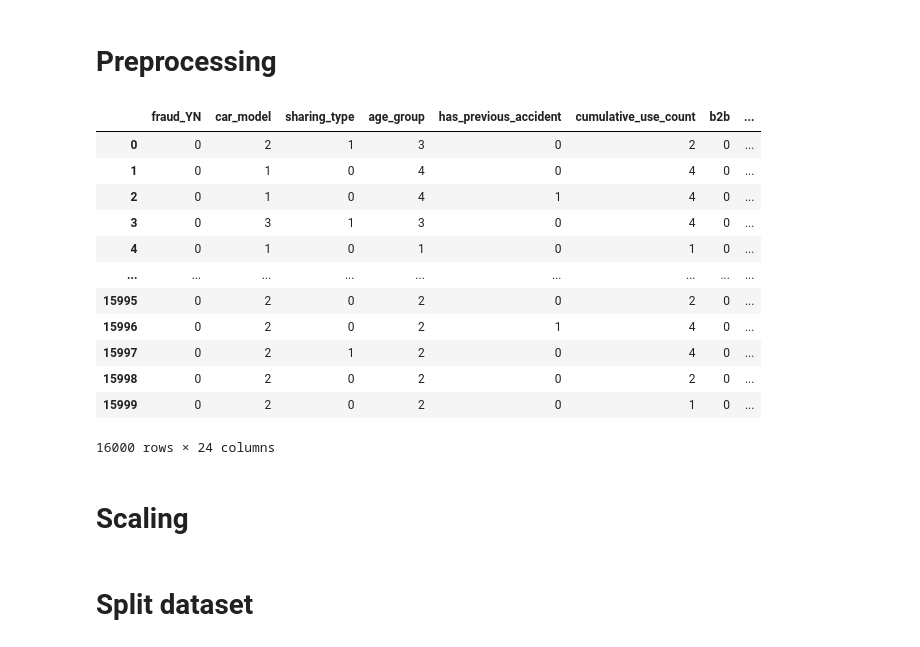
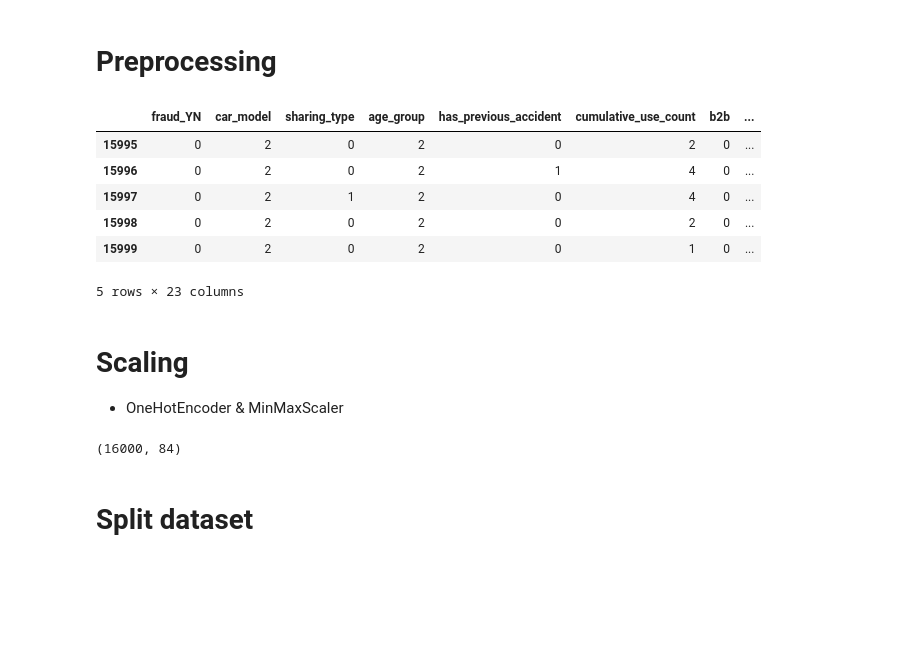
Before and after one commit to Yenabeam/dss_prjt_socar, a Jupyter notebook: 1. workspace/KSJ/socar_fraud.ipynb, the cells around one changed output. Drawn from its saved outputs; the diff is of its cells as text; code cells hidden in the pictures; blank space fills up the shorter version.

```diff
--- a/1. workspace/KSJ/socar_fraud.ipynb
+++ b/1. workspace/KSJ/socar_fraud.ipynb
@@ -2,7 +2,7 @@
 # Read Dataset
 # %%
 socar = pd.read_csv('insurance_fraud_detect_data.csv')
-socar.drop(columns='test_set', inplace=True)
-socar.head()
+socar.drop(columns=['test_set','total_prsn_cnt'], inplace=True)
+socar.tail()
 # %% [output]
 |  | fraud_YN | car_model | sharing_type | age_group | has_previous_accident | cumulative_use_count | b2b | ... |
@@ -122,20 +77,15 @@ insure_cost_median = socar[(socar['insure_cost'] < 3000000) & (socar['insure_cos
 socar['insure_cost'][(socar['insure_cost'] >= 3000000)] = insure_cost_mean
 socar['insure_cost'][(socar['insure_cost'] <= 100000)] = insure_cost_mean
 # %%
-socar
+socar.tail()
 # %% [output]
 |  | fraud_YN | car_model | sharing_type | age_group | has_previous_accident | cumulative_use_count | b2b | ... |
-| 0 | 0 | 2 | 1 | 3 | 0 | 2 | 0 | ... |
-| 1 | 0 | 1 | 0 | 4 | 0 | 4 | 0 | ... |
-| 2 | 0 | 1 | 0 | 4 | 1 | 4 | 0 | ... |
-| 3 | 0 | 3 | 1 | 3 | 0 | 4 | 0 | ... |
-| 4 | 0 | 1 | 0 | 1 | 0 | 1 | 0 | ... |
-| ... | ... | ... | ... | ... | ... | ... | ... | ... |
 | 15995 | 0 | 2 | 0 | 2 | 0 | 2 | 0 | ... |
 | 15996 | 0 | 2 | 0 | 2 | 1 | 4 | 0 | ... |
 | 15997 | 0 | 2 | 1 | 2 | 0 | 4 | 0 | ... |
 | 15998 | 0 | 2 | 0 | 2 | 0 | 2 | 0 | ... |
 | 15999 | 0 | 2 | 0 | 2 | 0 | 1 | 0 | ... |
-16000 rows × 24 columns
+5 rows × 23 columns
 # %% [markdown]
 # Scaling
+- OneHotEncoder & MinMaxScaler
@@ -152,3 +92,22 @@ socar['insure_cost'] = scaler_mm.fit_transform(socar['insure_cost'].values.resha
+# %%
+from sklearn.compose import ColumnTransformer
+
+cat_attribs = ['car_model', 'sharing_type', 'age_group',
+       'has_previous_accident', 'cumulative_use_count', 'b2b',
+        'pf_type', 'socarpass', 'socarsave', 'start_hour',
+       'duration', 'accident_hour',
+       'accident_location', 'car_part1', 'car_part2', 'repair_cnt',
+       'acc_type1', 'insurance_site_aid_YN', 'police_site_aid_YN']
+
+num_attribs = ['accident_ratio', 'repair_cost', 'insure_cost',]
+
+full_pipeline = ColumnTransformer([('scaler', MinMaxScaler(), num_attribs),
+              ('cat', OneHotEncoder(), cat_attribs),
+             ])
+socar_scaled = full_pipeline.fit_transform(socar)
+socar_scaled.shape
+# %% [output]
+(16000, 84)
 # %% [markdown]
 # Split dataset
 # %%
```
Also changed, not shown: parts of 34 cells of this notebook.
